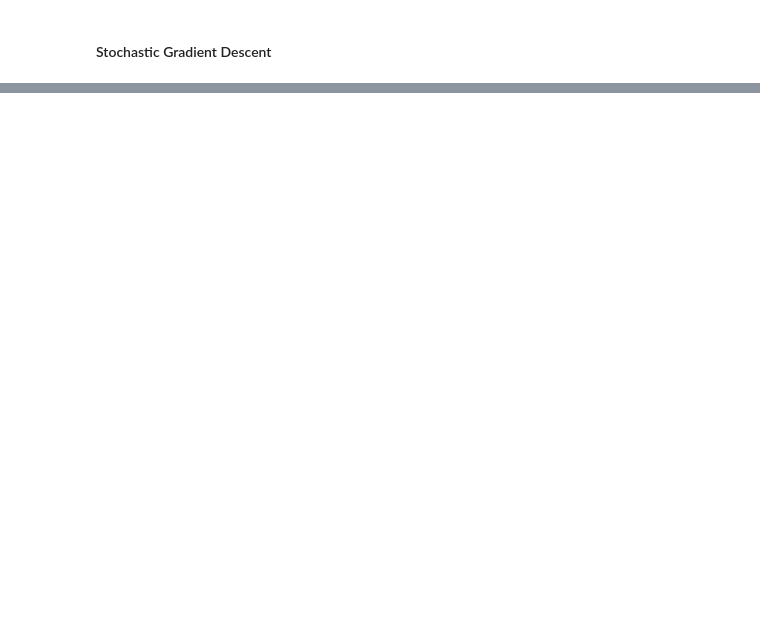
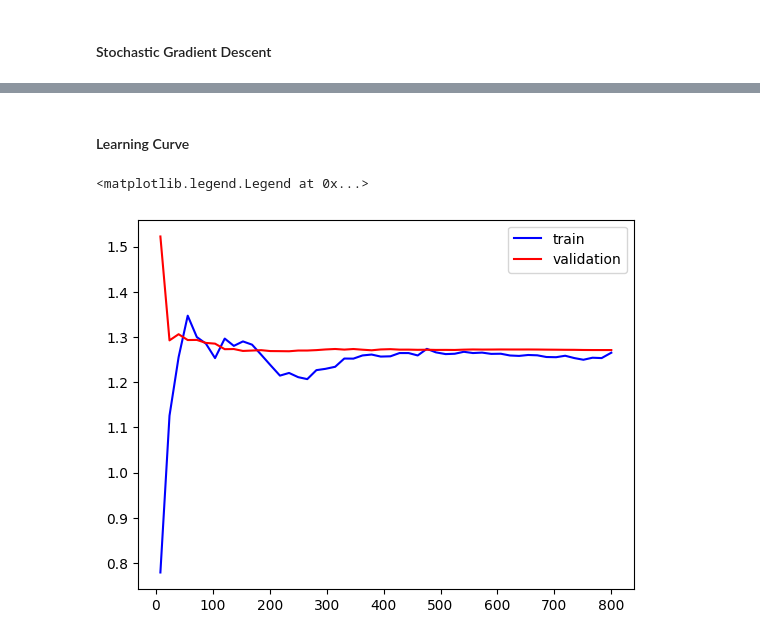
Before and after one commit to Faghaee2000/Some-machine-learning-exercises, a Jupyter notebook: ML_exercises.ipynb, the cells around one changed output, grey strips where cells are left out. Saved outputs shown, nothing was run; the diff lists cells and outputs as text; code cells hidden in the pictures; blank space fills up the shorter version.

```diff
--- a/ML_exercises.ipynb
+++ b/ML_exercises.ipynb
@@ -103,0 +172,2 @@ array([[4.90854831],
+# %% [markdown]
+#### Learning Curve
@@ -103,0 +176,17 @@ array([[4.90854831],
+# %%
+train_sizes, train_score, validation_score = learning_curve(
+    LinearRegression(), X, y,
+    train_sizes=np.linspace(0.01, 1.0, 50),
+    cv = 5,
+    scoring= "neg_root_mean_squared_error"
+)
+# %%
+train_error = -train_score.mean(axis =1)
+validation_error = -validation_score.mean(axis =1)
+# %%
+plt.plot(train_sizes, train_error, "b-", label="train")
+plt.plot(train_sizes, validation_error, "r-", label = "validation")
+plt.legend()
+# %% [output]
+<matplotlib.legend.Legend at 0x...>
+[figure, added]
```
Also changed, not shown: parts of 28 cells of this notebook.
